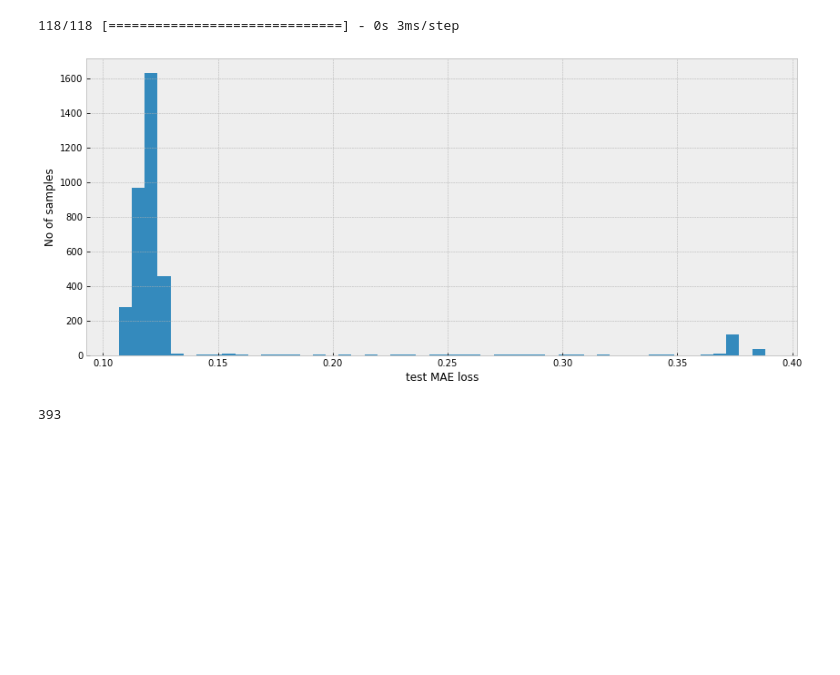
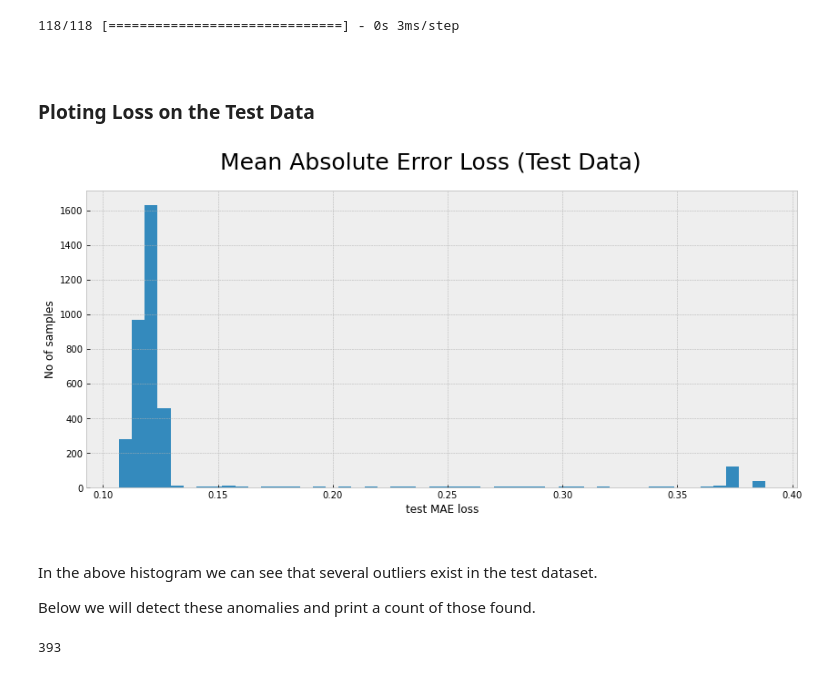
Before and after one commit to RYANCOX00/mach_stats_coursework, a Jupyter notebook: keras_time_anomaly.ipynb, the cells around one changed output. Cells and saved outputs as stored; diff of their text form; code cells hidden in the pictures; blank space fills up the shorter version.

Commit message:
Anomalies identified

```diff
--- a/keras_time_anomaly.ipynb
+++ b/keras_time_anomaly.ipynb
@@ -643,13 +669,28 @@ test_mae_loss = np.mean(np.abs(x_test_pred - x_test), axis=1)
 test_mae_loss = test_mae_loss.reshape((-1))
+# %% [markdown]
+<br>
+
+### Ploting Loss on the Test Data
 # %%
-#
+# Creating plot figure
 fig, ax = plt.subplots(figsize=(14,6))
-#
+
+# Plotting the test loss on a histogram with 50 bins.
 ax.hist(test_mae_loss, bins=50)
+
 #
 ax.set_xlabel("test MAE loss")
 #
-ax.set_ylabel("No of samples");
+ax.set_ylabel("No of samples")
+
+# Setting title.
+fig.suptitle('Mean Absolute Error Loss (Test Data)', fontsize=25);
 # %% [output]
-[figure, old version]
+[figure, new version]
+# %% [markdown]
+<br>
+
+In the above histogram we can see that several outliers exist in the test dataset.
+
+Below we will detect these anomalies and print a count of those found.
 # %%
```
Also changed, not shown: parts of 11 cells of this notebook.
